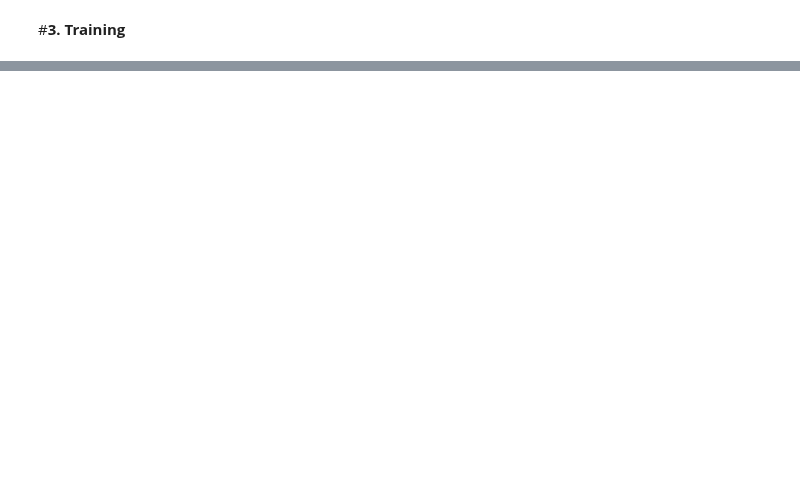
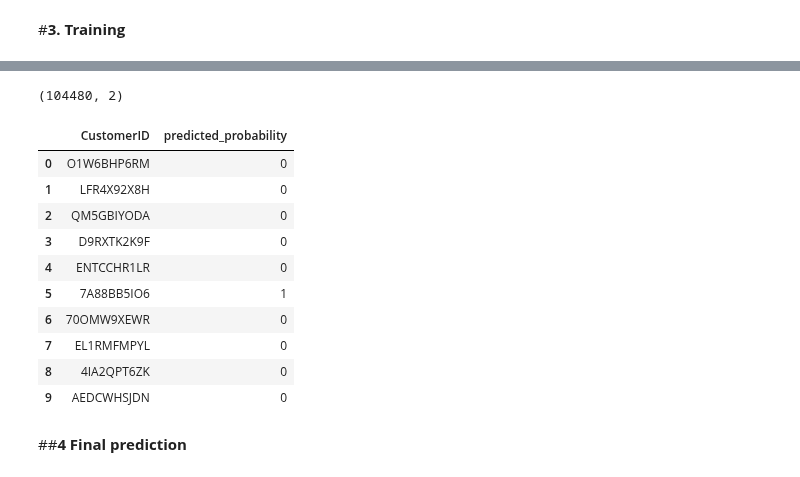
Before and after one commit to jihed01/Churn-Prediction, a Jupyter notebook: Projet1_churn_prediction.ipynb, the cells around one changed output, grey strips where cells are left out. Saved outputs shown, nothing was run; the diff lists cells and outputs as text; code cells hidden in the pictures; blank space fills up the shorter version.

```diff
--- a/Projet1_churn_prediction.ipynb
+++ b/Projet1_churn_prediction.ipynb
@@ -462,0 +360,3 @@ Confusion Matrix:
+# %%
+id_test=test_df['CustomerID']
+id_test
@@ -462,0 +376,28 @@ Confusion Matrix:
+# %%
+y_pred_test_1d = np.squeeze(y_pred_test_df)  # Squeeze 1D from the 2D array
+
+# Create a DataFrame
+prediction_df = pd.DataFrame({
+    'CustomerID': id_test,
+    'predicted_probability': y_pred_test_1d
+})
+# %%
+# View our 'prediction_df' dataframe as required for submission.
+# Ensure it should contain 104,480 rows and 2 columns 'CustomerID' and 'predicted_probaility'
+print(prediction_df.shape)
+prediction_df.head(10)
+# %% [output]
+(104480, 2)
+|  | CustomerID | predicted_probability |
+| 0 | O1W6BHP6RM | 0 |
+| 1 | LFR4X92X8H | 0 |
+| 2 | QM5GBIYODA | 0 |
+| 3 | D9RXTK2K9F | 0 |
+| 4 | ENTCCHR1LR | 0 |
+| 5 | 7A88BB5IO6 | 1 |
+| 6 | 70OMW9XEWR | 0 |
+| 7 | EL1RMFMPYL | 0 |
+| 8 | 4IA2QPT6ZK | 0 |
+| 9 | AEDCWHSJDN | 0 |
+# %% [markdown]
+##**4 Final prediction**
```
Also changed, not shown: parts of 24 cells of this notebook.
